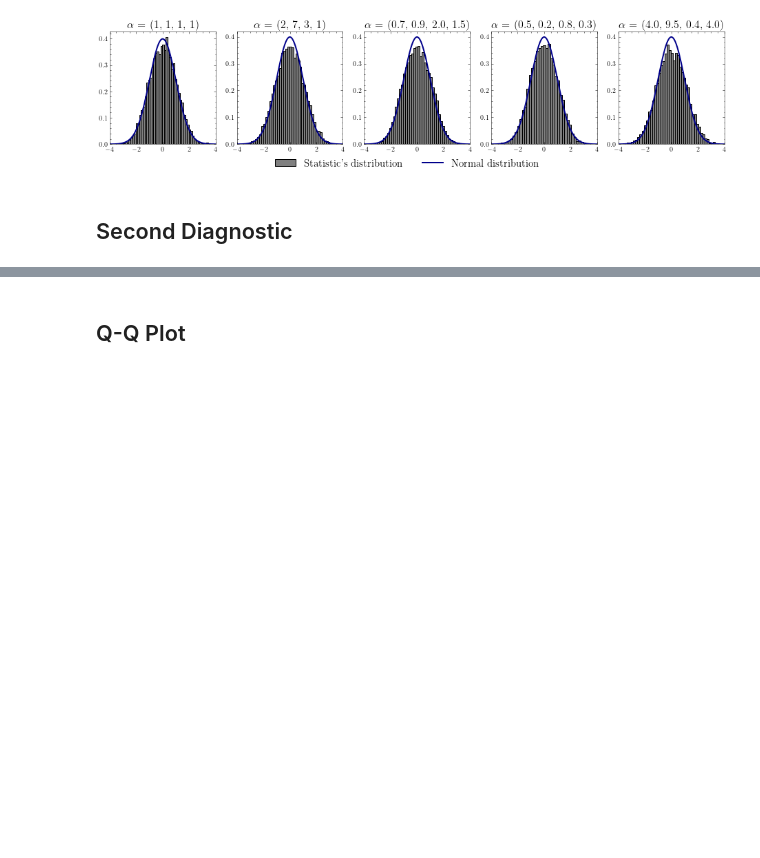
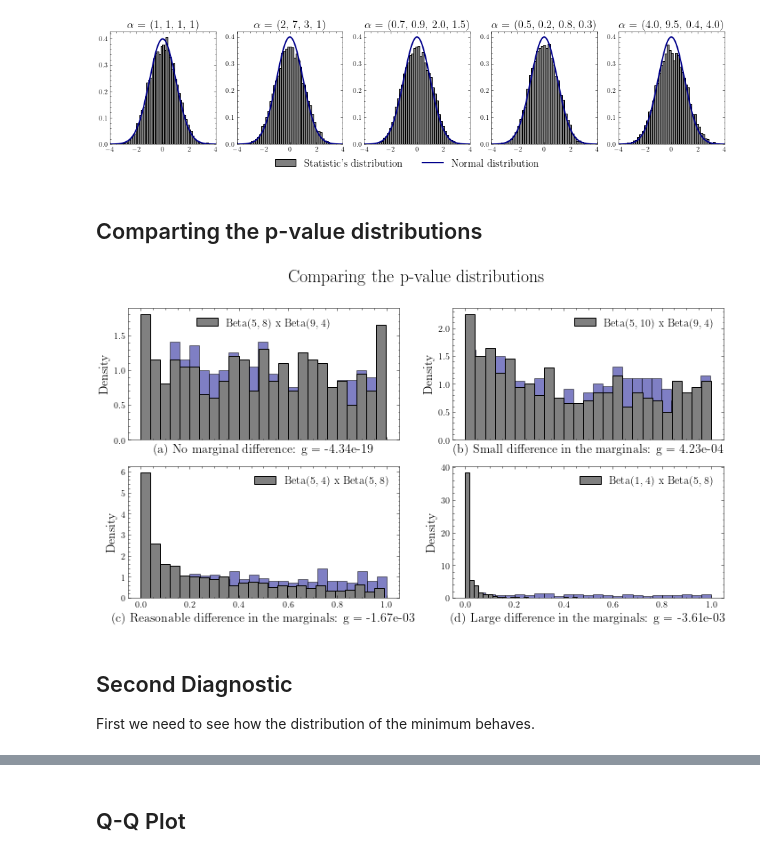
Before and after one commit to lucasmoschen/bivariate-beta, a Jupyter notebook: notebooks/images_paper.ipynb, the cells around one changed output, grey strips where cells are left out. Drawn from its saved outputs; the diff is of its cells as text; code cells hidden in the pictures; blank space fills up the shorter version.

Commit message:
including the material from second diagnostic

```diff
--- a/notebooks/images_paper.ipynb
+++ b/notebooks/images_paper.ipynb
@@ -538,5 +538,70 @@ fig.legend(handles, labels, loc='lower center', bbox_to_anchor=(0.5, -0.1), shad
 plt.show()
 # %% [output]
 [figure]
+# %% [markdown]
+## Comparting the p-value distributions
+# %%
+seed = np.random.randint(3219121)
+rng = np.random.default_rng(seed)
+
+alpha = np.array([2, 3, 7, 1])
+n = 50
+
+fig, ax = plt.subplots(2,2,figsize=(12,6), sharex=True)
+
+values = [[5,8,9,4],
+          [5,10,9,4],
+          [5,4,5,8],
+          [1,4,5,8]]
+
+def statistic_value(parameters):
+
+    m1 = parameters[0]/(parameters[0] + parameters[1])
+    v1 = m1*(1-m1)/(parameters[0]+parameters[1]+1)
+    m2 = parameters[2]/(parameters[2] + parameters[3])
+    v2 = m2*(1-m2)/(parameters[2]+parameters[3]+1)
+
+    return (BivariateBeta()._choice_g('quadratic')[0])(m1, v1, m2, v2)
+
+names = ['(a) No marginal difference: g = {:.2e}'.format(statistic_value(values[0])),
+         '(b) Small difference in the marginals: g = {:.2e}'.format(statistic_value(values[1])),
+         '(c) Reasonable difference in the marginals: g = {:.2e}'.format(statistic_value(values[2])),
+         '(d) Large difference in the marginals: g = {:.2e}'.format(statistic_value(values[3]))]
+
+for k in range(4):
+
+    i = k // 2
+    j = k % 2
+
+    dist_control = []
+    dist_diff = []
+
+    for _ in range(500):
+
+        U = rng.dirichlet(alpha, size=n)
+        X = U[:,0] + U[:,1]
+        Y = U[:,0] + U[:,2]
+        _, p_value = BivariateBeta().marginal_diagnostic(X,Y, which_g='quadratic')
+        dist_control.append(p_value)
+
+        X = rng.beta(values[k][0], values[k][1], size=n)
+        Y = rng.beta(values[k][2], values[k][3], size=n)
+        _, p_value = BivariateBeta().marginal_diagnostic(X,Y, which_g='quadratic')
+        dist_diff.append(p_value)
+
+    ax[i,j].hist(dist_control, edgecolor='black', color='darkblue', density=True, bins=25, alpha=0.5)
+    ax[i,j].hist(dist_diff, edgecolor='black', color='grey', density=True, bins=25,
+                 label='Beta({}, {}) x Beta({}, {})'.format(*values[k]))
+    ax[i,j].set_xlabel(names[k], fontsize=14)
+    ax[i,j].set_ylabel('Density', fontsize=14)
+    ax[i,j].legend(fontsize=12)
+
+fig.suptitle('Comparing the p-value distributions', fontsize=20)
+#plt.savefig('../figures/comparing_pvalue_distributions.pdf', bbox_inches='tight')
+plt.show()
+# %% [output]
+[figure, added]
 # %% [markdown]
 ## Second Diagnostic
+
+First we need to see how the distribution of the minimum behaves.
```
Also changed, not shown: parts of 3 cells of this notebook, 3 other files.
